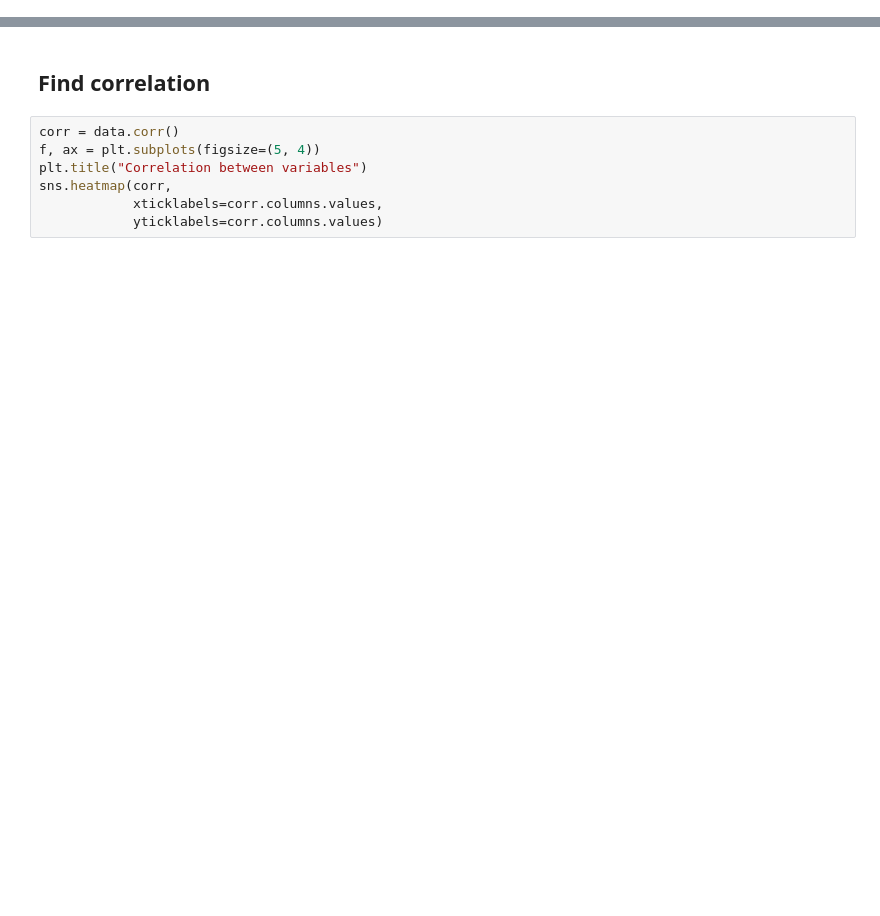
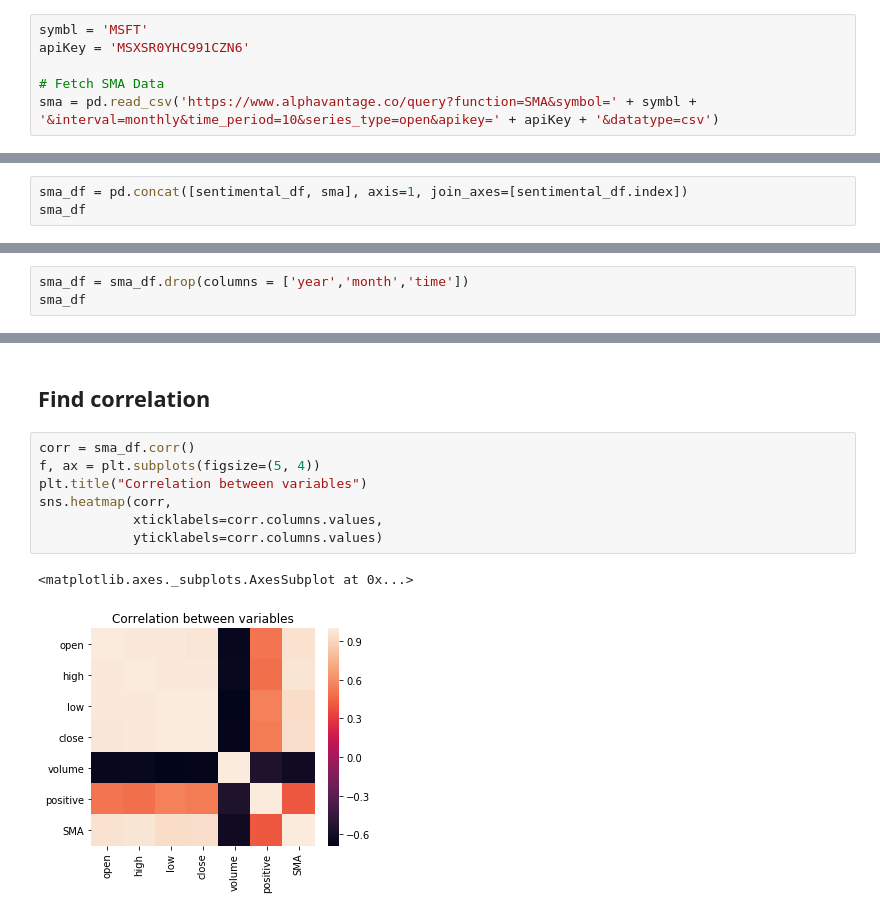
Before and after one commit to thu2pham/StockForecasting, a Jupyter notebook: event_based_forecasting.ipynb, the cells around one changed output, grey strips where cells are left out. Saved outputs shown, nothing was run; the diff lists cells and outputs as text; blank space fills up the shorter version.

Commit message:
Add SMA indicator. Update heatmap

```diff
--- a/event_based_forecasting.ipynb
+++ b/event_based_forecasting.ipynb
@@ -204,0 +207,6 @@ sentimental_df.tail(10)
+# %%
+symbl = 'MSFT'
+apiKey = 'MSXSR0YHC991CZN6'
+
+# Fetch SMA Data
+sma = pd.read_csv('https://www.alphavantage.co/query?function=SMA&symbol=' + symbl + '&interval=monthly&time_period=10&series_type=open&apikey=' + apiKey + '&datatype=csv')
@@ -204,0 +227,3 @@ sentimental_df.tail(10)
+# %%
+sma_df = pd.concat([sentimental_df, sma], axis=1, join_axes=[sentimental_df.index])
+sma_df
@@ -204,0 +249,3 @@ sentimental_df.tail(10)
+# %%
+sma_df = sma_df.drop(columns = ['year','month','time'])
+sma_df
@@ -205,9 +271,12 @@ sentimental_df.tail(10)
 # %% [markdown]
 ## Find correlation
 # %%
-corr = data.corr()
+corr = sma_df.corr()
 f, ax = plt.subplots(figsize=(5, 4))
 plt.title("Correlation between variables")
 sns.heatmap(corr,
             xticklabels=corr.columns.values,
             yticklabels=corr.columns.values)
+# %% [output]
+<matplotlib.axes._subplots.AxesSubplot at 0x...>
+[figure, added]
```
Also changed, not shown: parts of 4 cells of this notebook.
